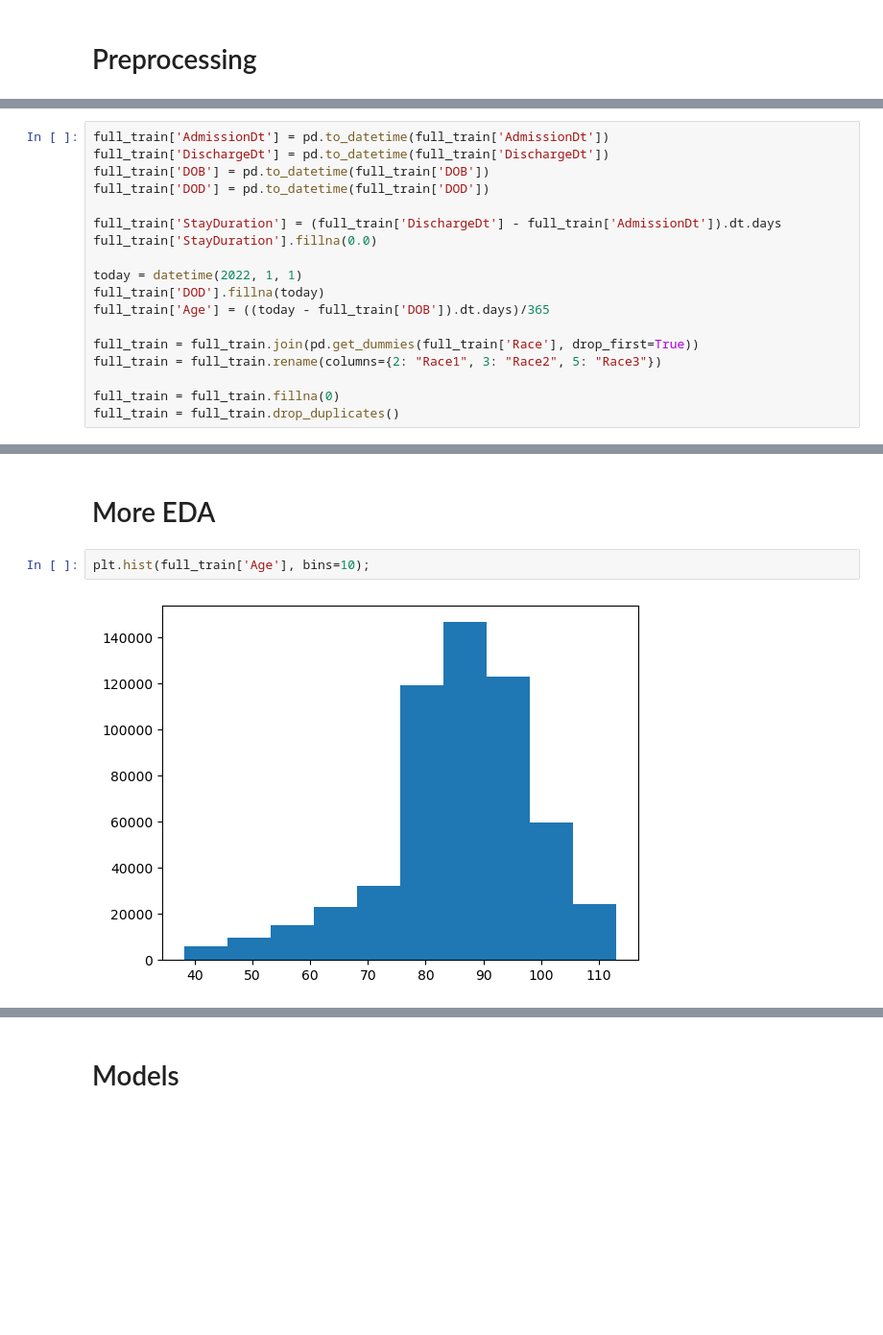
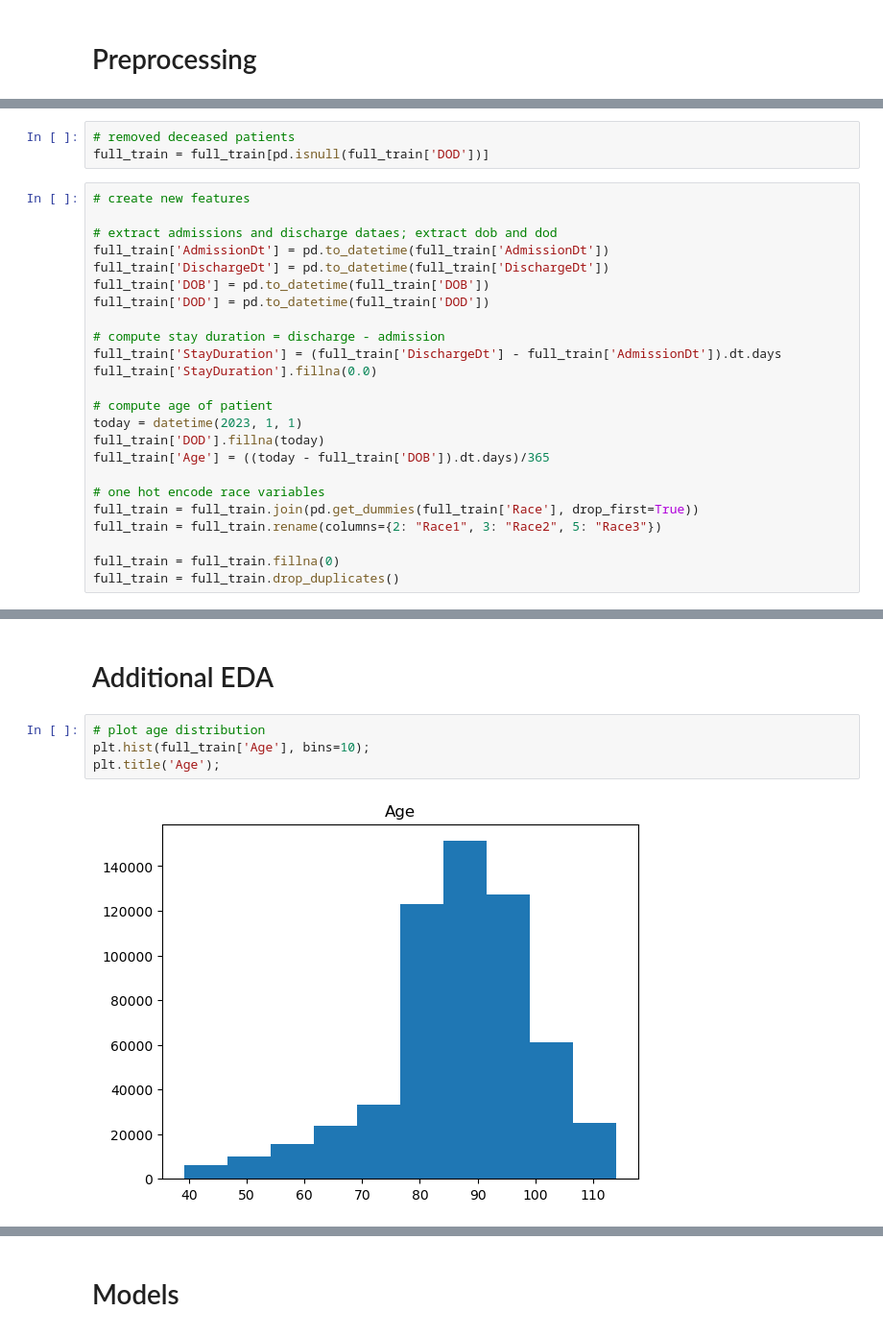
Before and after one commit to ingridchien/medical-provider-fraud-detection, a Jupyter notebook: Analysis.ipynb, the cells around one changed output, grey strips where cells are left out. Shown at 96% size. Saved outputs shown, nothing was run; the diff lists cells and outputs as text; blank space fills up the shorter version.

```diff
--- a/Analysis.ipynb
+++ b/Analysis.ipynb
@@ -210,19 +212,28 @@ AdmissionDt                        517737
 DischargeDt                        517737
 DiagnosisGroupCode                 517737
 dtype: int64
+# %%
+# removed deceased patients
+full_train = full_train[pd.isnull(full_train['DOD'])]
 # %%
+# create new features
+
+# extract admissions and discharge dataes; extract dob and dod
 full_train['AdmissionDt'] = pd.to_datetime(full_train['AdmissionDt'])
 full_train['DischargeDt'] = pd.to_datetime(full_train['DischargeDt'])
 full_train['DOB'] = pd.to_datetime(full_train['DOB'])
 full_train['DOD'] = pd.to_datetime(full_train['DOD'])
 
+# compute stay duration = discharge - admission
 full_train['StayDuration'] = (full_train['DischargeDt'] - full_train['AdmissionDt']).dt.days
 full_train['StayDuration'].fillna(0.0)
 
-today = datetime(2022, 1, 1)
+# compute age of patient
+today = datetime(2023, 1, 1)
 full_train['DOD'].fillna(today)
 full_train['Age'] = ((today - full_train['DOB']).dt.days)/365
 
+# one hot encode race variables
 full_train = full_train.join(pd.get_dummies(full_train['Race'], drop_first=True))
 full_train = full_train.rename(columns={2: "Race1", 3: "Race2", 5: "Race3"})
 
@@ -238,9 +249,11 @@ for code in important_diag_codes:
     full_train['Diag'+str(code)] = 0
     full_train.loc[full_train['ClmDiagnosisCode_1'] == code, 'Diag'+str(code)] = 1
 # %% [markdown]
-# More EDA
+# Additional EDA
 # %%
+# plot age distribution
 plt.hist(full_train['Age'], bins=10);
+plt.title('Age');
 # %% [output]
-[figure, old version]
+[figure, new version]
 # %%
```
Also changed, not shown: parts of 23 cells of this notebook.
